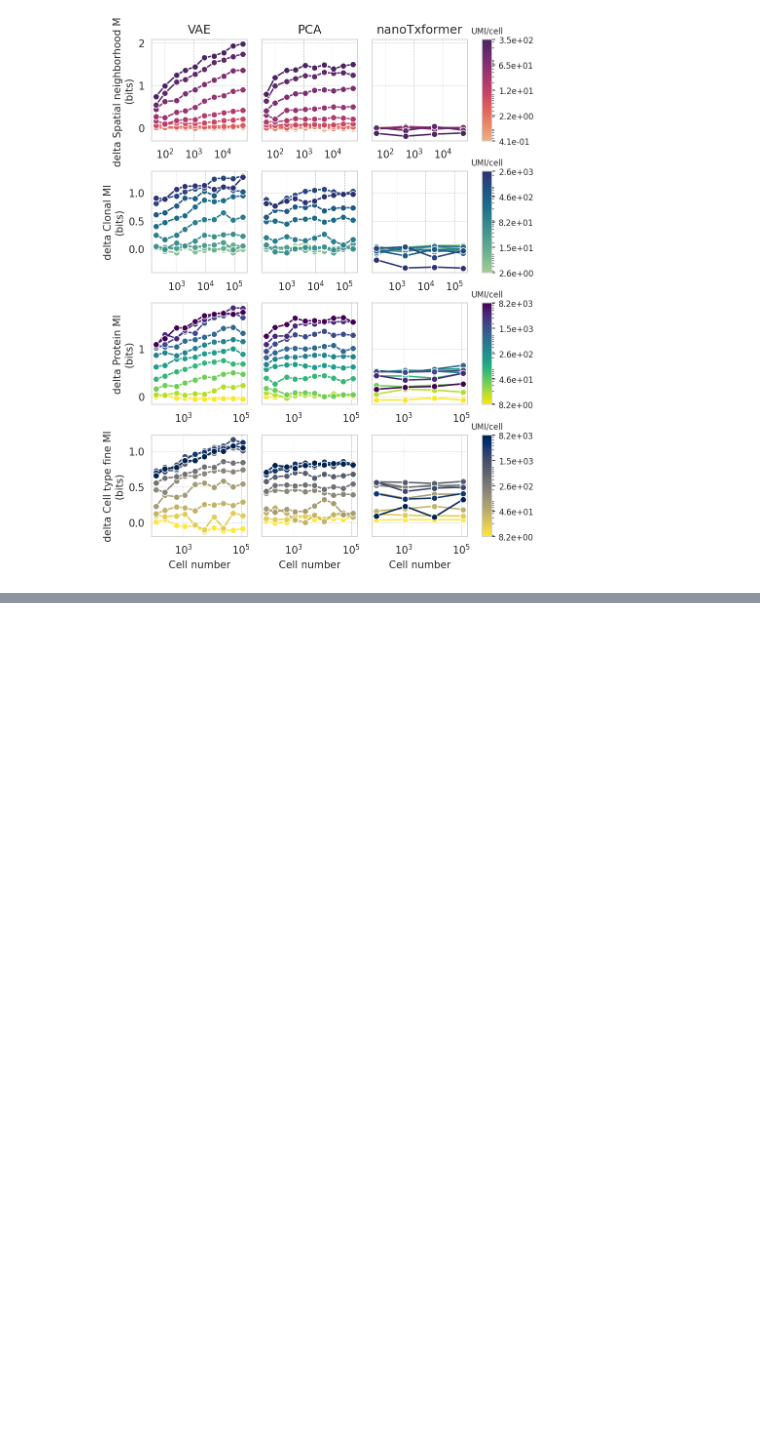
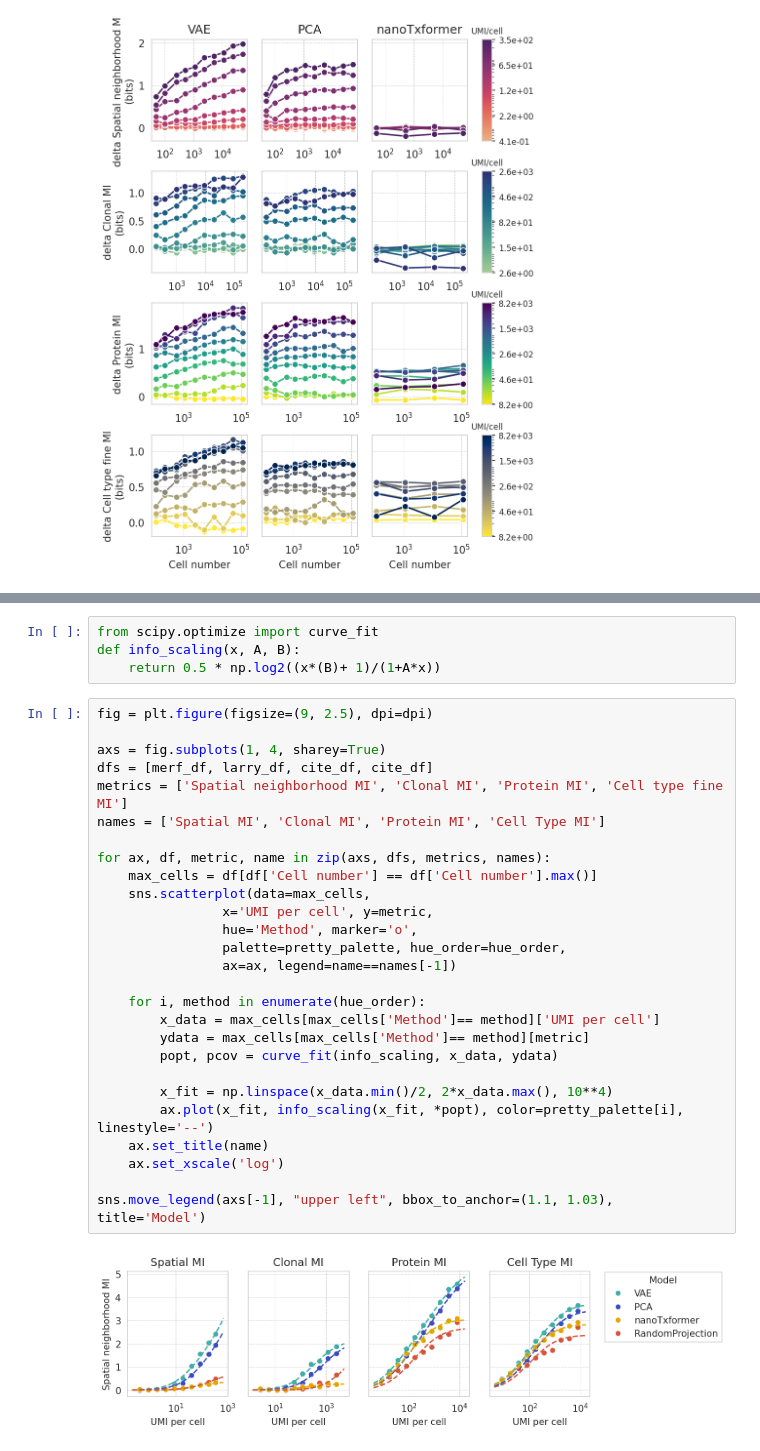
Before and after one commit to ggdna/scScaling, a Jupyter notebook: results/count_scaling_plots.ipynb, the cells around one changed output, grey strips where cells are left out. Saved outputs shown, nothing was run; the diff lists cells and outputs as text; blank space fills up the shorter version.

```diff
--- a/results/count_scaling_plots.ipynb
+++ b/results/count_scaling_plots.ipynb
@@ -365,0 +367,33 @@ plt.show()
+# %%
+from scipy.optimize import curve_fit
+def info_scaling(x, A, B):
+    return 0.5 * np.log2((x*(B)+ 1)/(1+A*x))
+# %%
+fig = plt.figure(figsize=(9, 2.5), dpi=dpi)
+
+axs = fig.subplots(1, 4, sharey=True)
+dfs = [merf_df, larry_df, cite_df, cite_df]
+metrics = ['Spatial neighborhood MI', 'Clonal MI', 'Protein MI', 'Cell type fine MI']
+names = ['Spatial MI', 'Clonal MI', 'Protein MI', 'Cell Type MI']
+
+for ax, df, metric, name in zip(axs, dfs, metrics, names):
+    max_cells = df[df['Cell number'] == df['Cell number'].max()]
+    sns.scatterplot(data=max_cells,
+                x='UMI per cell', y=metric,
+                hue='Method', marker='o',
+                palette=pretty_palette, hue_order=hue_order,
+                ax=ax, legend=name==names[-1])
+
+    for i, method in enumerate(hue_order):
+        x_data = max_cells[max_cells['Method']== method]['UMI per cell']
+        ydata = max_cells[max_cells['Method']== method][metric]
+        popt, pcov = curve_fit(info_scaling, x_data, ydata)
+
+        x_fit = np.linspace(x_data.min()/2, 2*x_data.max(), 10**4)
+        ax.plot(x_fit, info_scaling(x_fit, *popt), color=pretty_palette[i], linestyle='--')
+    ax.set_title(name)
+    ax.set_xscale('log')
+
+sns.move_legend(axs[-1], "upper left", bbox_to_anchor=(1.1, 1.03), title='Model')
+# %% [output]
+[figure, added]
```
Also changed, not shown: parts of 3 cells of this notebook.
